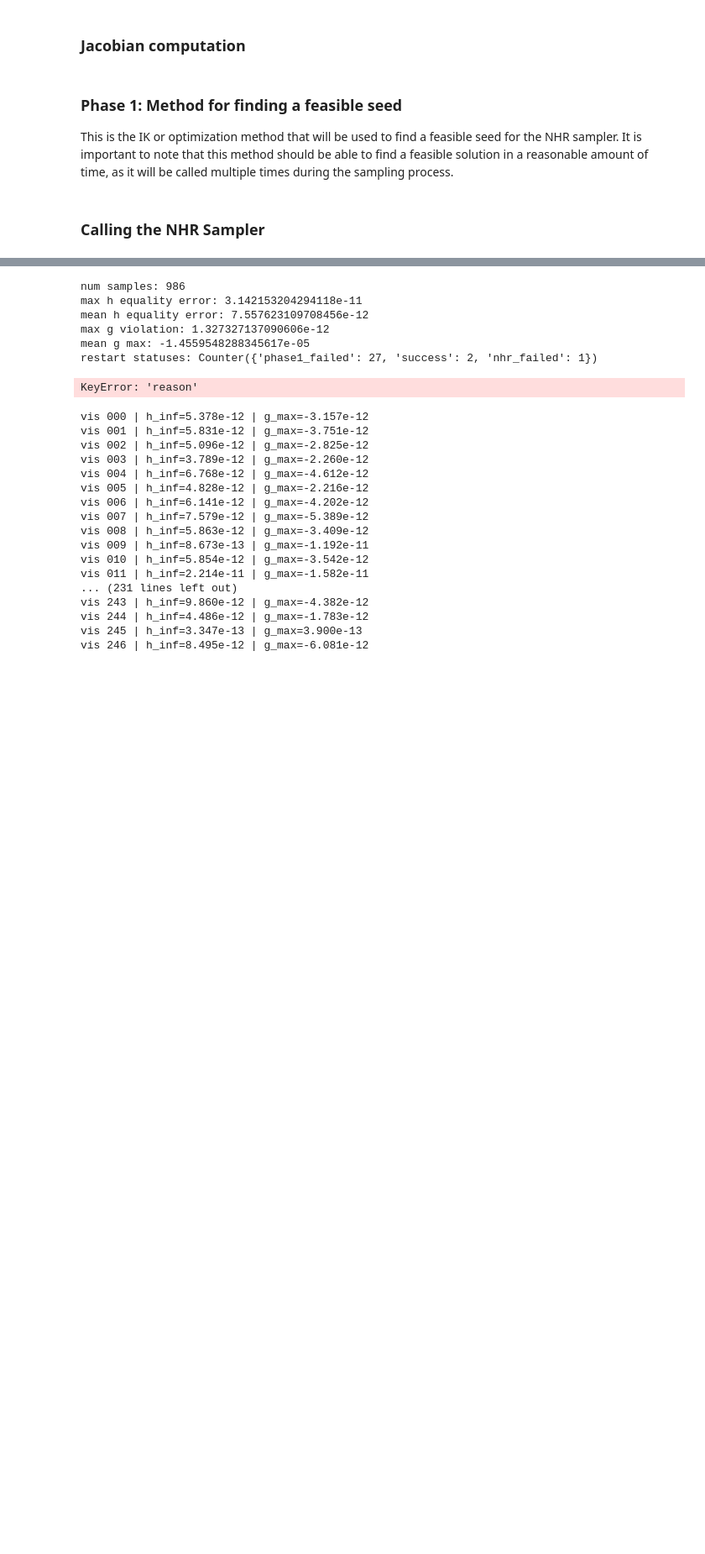
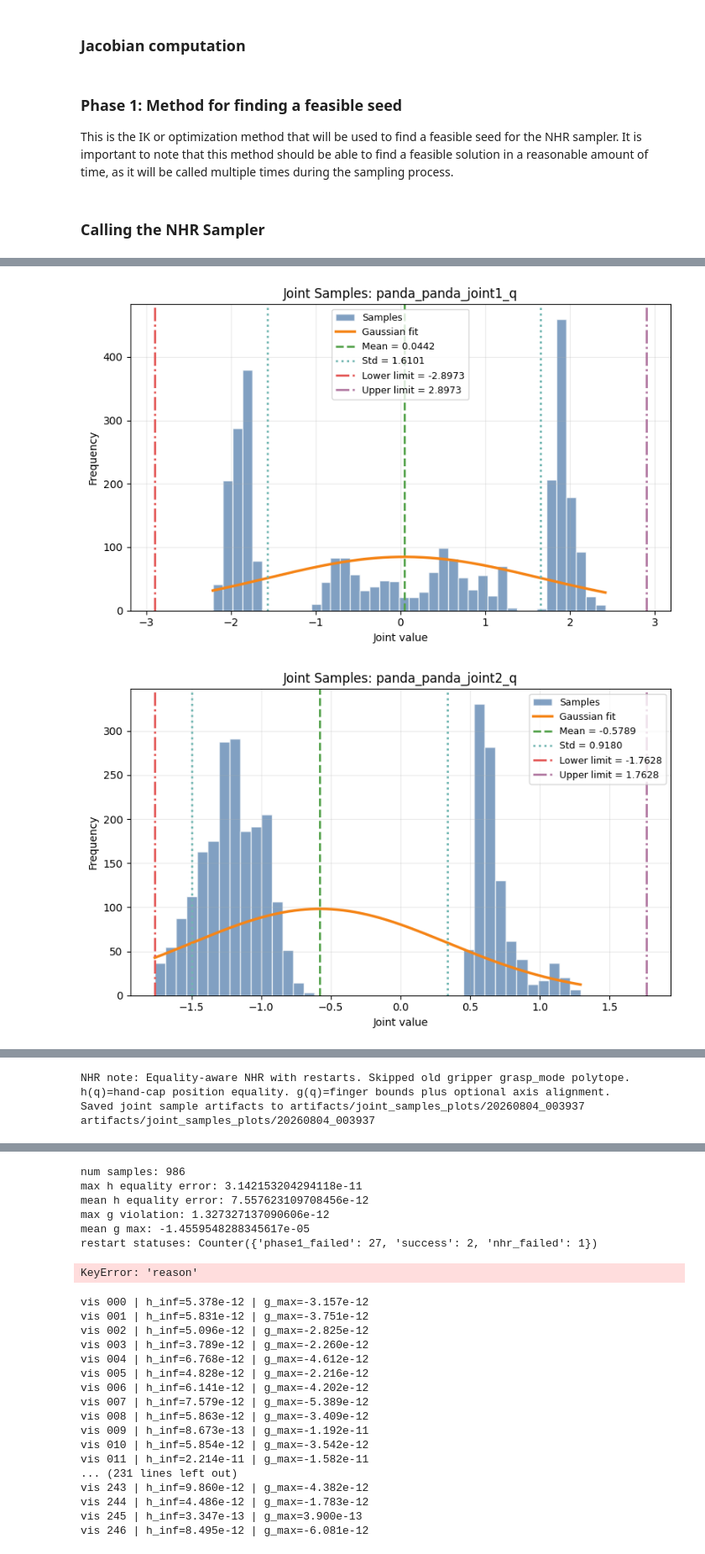
Before and after one commit to julialopezgomez/optimisation-based-manipulation-planner, a Jupyter notebook: full_arm_nhr.ipynb, the cells around one changed output, grey strips where cells are left out. Shown at 84% size. Drawn from its saved outputs; the diff is of its cells as text; code cells hidden in the pictures; blank space fills up the shorter version.

Commit message:
updated notebook for plotting results

```diff
--- a/full_arm_nhr.ipynb
+++ b/full_arm_nhr.ipynb
@@ -1499,8 +1499,8 @@ grasp_upper_joint_limits[idx_f1] = -0.024
 grasp_upper_joint_limits[idx_f2] = 0.025
 
 
-opts = nhr.NHROptions(num_samples=500, burn_in=100, interior_method="mRRT", verbose=False)
-restart_opts = nhr.RestartOptions(num_restarts=30, strategy="distance")
+opts = nhr.NHROptions(num_samples=1000, burn_in=1, interior_method="mRRT", verbose=True)
+restart_opts = nhr.RestartOptions(num_restarts=100, strategy="distance")
 
 phase1 = lambda seed: nhr.run_downhill_phase1(
     seed, g=g, Jg=Jg, lower=grasp_lower_joint_limits, upper=grasp_upper_joint_limits, options=opts, h=h, Jh=Jh
@@ -1514,0 +1567,23 @@ samples, restart_info = nhr.restarting_nhr_sample(
+# %%
+run_dir = nhr.save_joint_sample_artifacts(
+    samples=samples,
+    diagnostics=restart_info,
+    lower=grasp_lower_joint_limits,
+    upper=grasp_upper_joint_limits,
+    joint_names=joint_names,
+    options=opts,
+    output_root="artifacts/joint_samples_plots",
+    note=(
+        "Equality-aware NHR with restarts. "
+        "Skipped old gripper grasp_mode polytope. "
+        "h(q)=hand-cap position equality. "
+        "g(q)=finger bounds plus optional axis alignment."
+    ),
+    bins=40,
+    show=True,
+)
+
+print(run_dir)
+# %% [output]
+[figure, added]
+[figure, added]
@@ -1514,0 +1598,3 @@ samples, restart_info = nhr.restarting_nhr_sample(
+NHR note: Equality-aware NHR with restarts. Skipped old gripper grasp_mode polytope. h(q)=hand-cap position equality. g(q)=finger bounds plus optional axis alignment.
+Saved joint sample artifacts to artifacts/joint_samples_plots/20260804_003937
+artifacts/joint_samples_plots/20260804_003937
```
Also changed, not shown: parts of 6 cells of this notebook.
